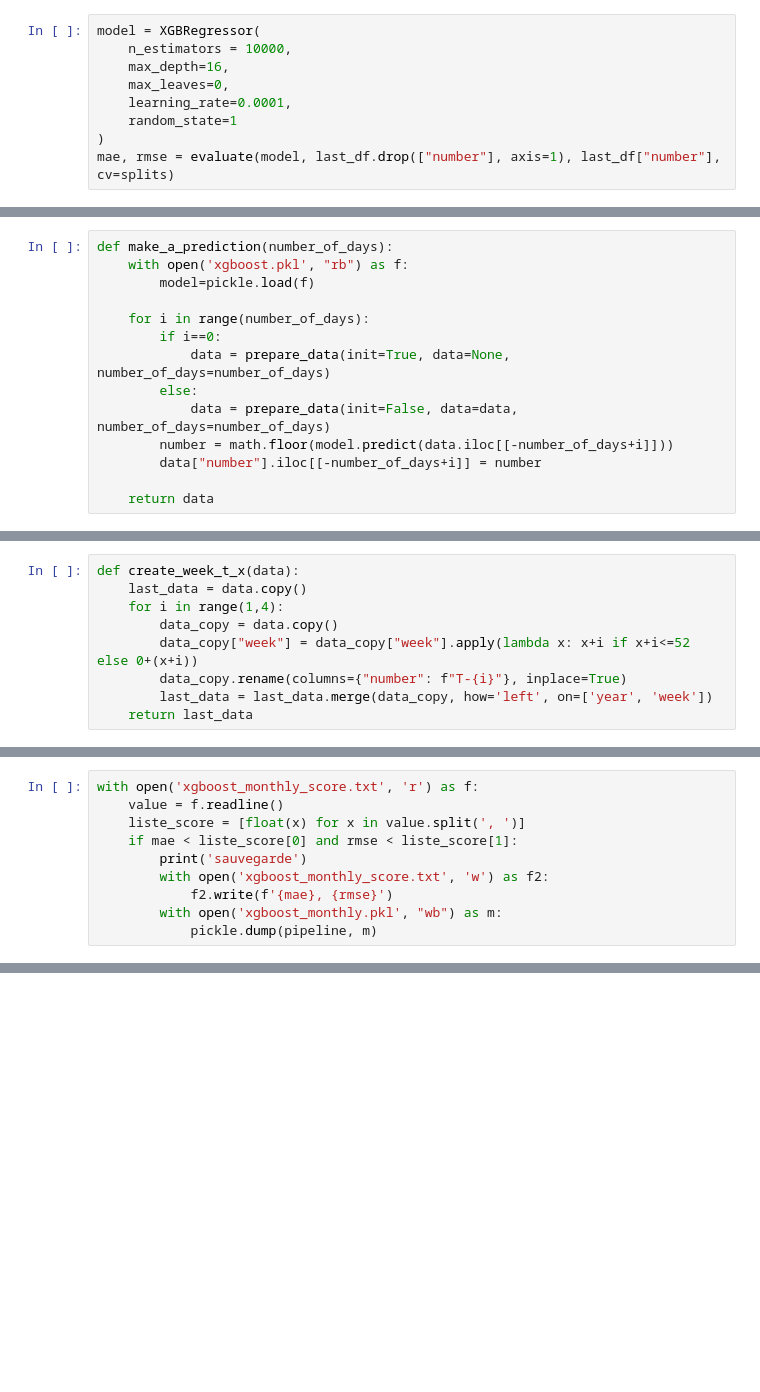
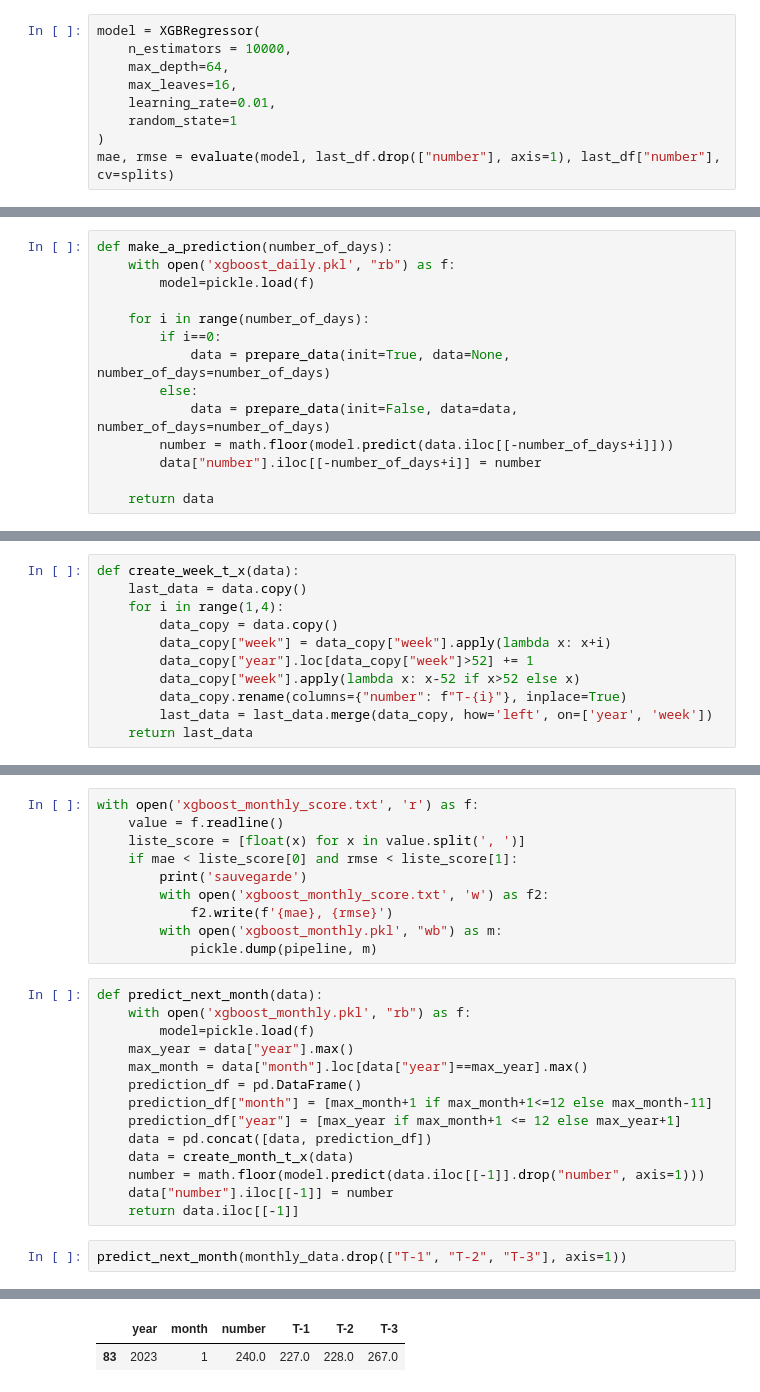
Before and after one commit to RudyBourez/Time-Series, a Jupyter notebook: Modèles/machine_learning.ipynb, the cells around one changed output, grey strips where cells are left out. Saved outputs shown, nothing was run; the diff lists cells and outputs as text; blank space fills up the shorter version.

Commit message:
tuning xgboost

```diff
--- a/Modèles/machine_learning.ipynb
+++ b/Modèles/machine_learning.ipynb
@@ -88,9 +88,9 @@ def evaluate(model, X, y, cv):
 # %%
 model = XGBRegressor(
     n_estimators = 10000,
-    max_depth=16,
-    max_leaves=0,
-    learning_rate=0.0001,
+    max_depth=64,
+    max_leaves=16,
+    learning_rate=0.01,
     random_state=1
 )
 mae, rmse = evaluate(model, last_df.drop(["number"], axis=1), last_df["number"], cv=splits)
@@ -166,7 +166,7 @@ def prepare_data(init, data, number_of_days):
 import math
 # %%
 def make_a_prediction(number_of_days):
-    with open('xgboost.pkl', "rb") as f:
+    with open('xgboost_daily.pkl', "rb") as f:
         model=pickle.load(f)
 
     for i in range(number_of_days):
@@ -244,7 +244,9 @@ def create_week_t_x(data):
     last_data = data.copy()
     for i in range(1,4):
         data_copy = data.copy()
-        data_copy["week"] = data_copy["week"].apply(lambda x: x+i if x+i<=52 else 0+(x+i))
+        data_copy["week"] = data_copy["week"].apply(lambda x: x+i)
+        data_copy["year"].loc[data_copy["week"]>52] += 1
+        data_copy["week"].apply(lambda x: x-52 if x>52 else x)
         data_copy.rename(columns={"number": f"T-{i}"}, inplace=True)
         last_data = last_data.merge(data_copy, how='left', on=['year', 'week'])
     return last_data
@@ -407,3 +411,20 @@ with open('xgboost_monthly_score.txt', 'r') as f:
             f2.write(f'{mae}, {rmse}')
         with open('xgboost_monthly.pkl', "wb") as m:
             pickle.dump(pipeline, m)
+# %%
+def predict_next_month(data):
+    with open('xgboost_monthly.pkl', "rb") as f:
+        model=pickle.load(f)
+    max_year = data["year"].max()
+    max_month = data["month"].loc[data["year"]==max_year].max()
+    prediction_df = pd.DataFrame()
+    prediction_df["month"] = [max_month+1 if max_month+1<=12 else max_month-11]
+    prediction_df["year"] = [max_year if max_month+1 <= 12 else max_year+1]
+    data = pd.concat([data, prediction_df])
+    data = create_month_t_x(data)
+    number = math.floor(model.predict(data.iloc[[-1]].drop("number", axis=1)))
+    data["number"].iloc[[-1]] = number
+    return data.iloc[[-1]]
+# %%
+predict_next_month(monthly_data.drop(["T-1", "T-2", "T-3"], axis=1))
+# %% [output]
@@ -409,0 +447,2 @@ with open('xgboost_monthly_score.txt', 'r') as f:
+|  | year | month | number | T-1 | T-2 | T-3 |
+| 83 | 2023 | 1 | 240.0 | 227.0 | 228.0 | 267.0 |
```
Also changed, not shown: parts of 8 cells of this notebook, 4 other files.
